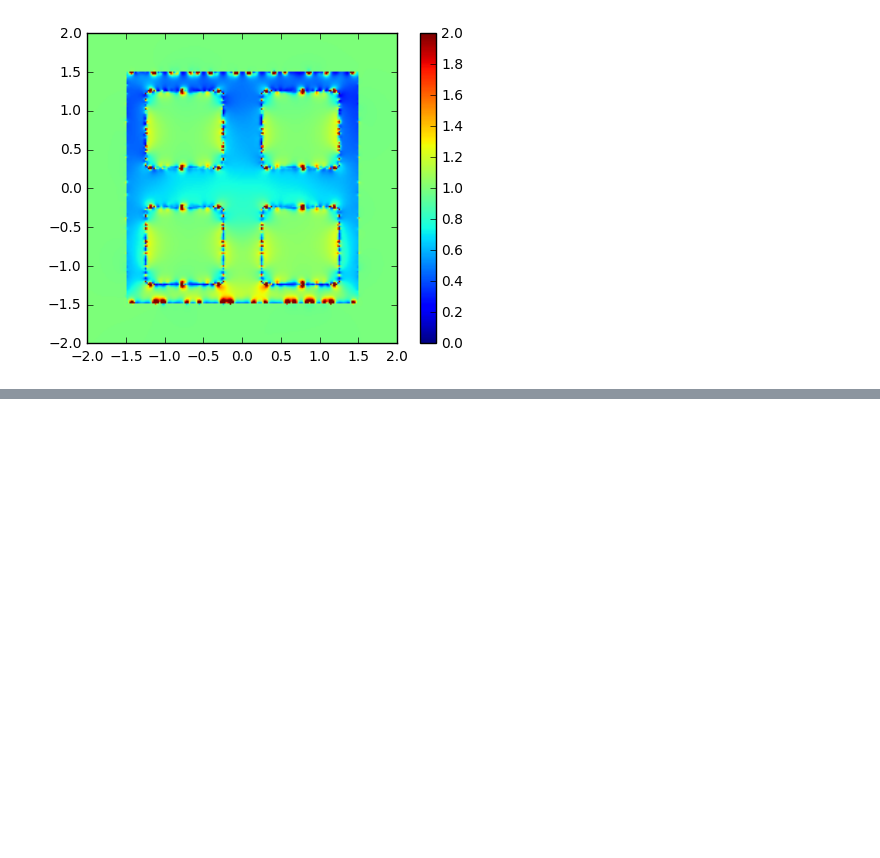
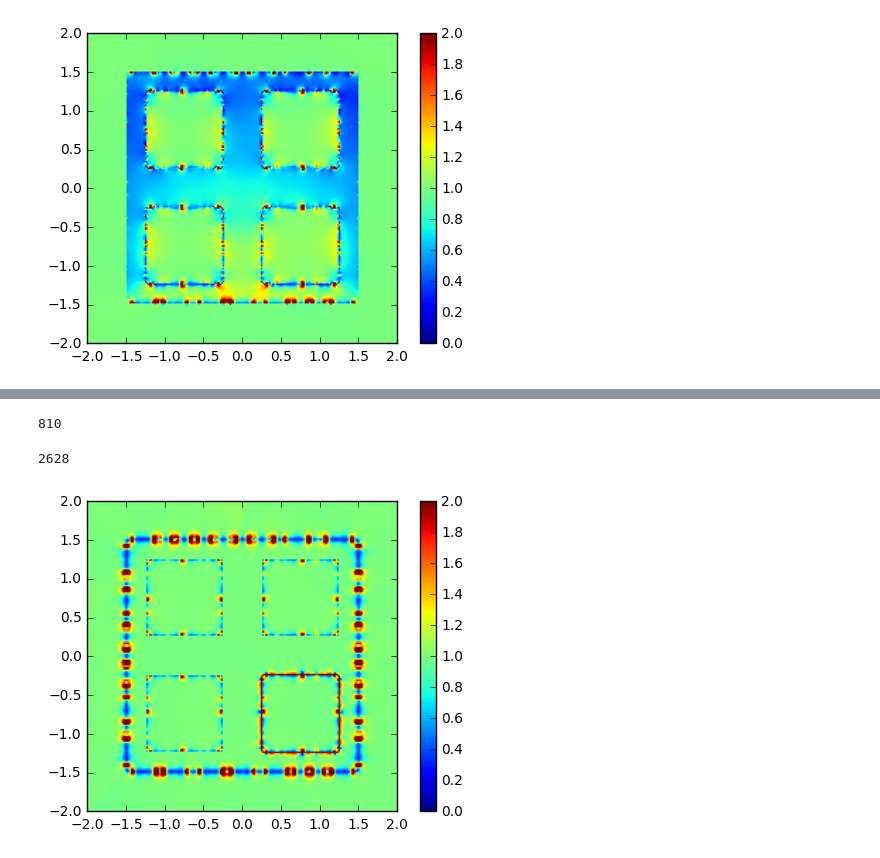
Before and after one commit to sheeshee/MSc-Project-Code, a Jupyter notebook: Notebooks/04_bempp_cavity_simple.ipynb, the cells around one changed output, grey strips where cells are left out. Drawn from its saved outputs; the diff is of its cells as text; code cells hidden in the pictures; blank space fills up the shorter version.

```diff
--- a/Notebooks/04_bempp_cavity_simple.ipynb
+++ b/Notebooks/04_bempp_cavity_simple.ipynb
@@ -178,0 +188,12 @@ sol_sf.plot()
+# %%
+1188 - 126*3
+# %% [output]
+810
+# %%
+810*2 + 126*4*2
+# %% [output]
+2628
+# %%
+sol_wf['none'].plot()
+# %% [output]
+[figure, added]
```
Also changed, not shown: parts of 18 cells of this notebook, 2 other files.
